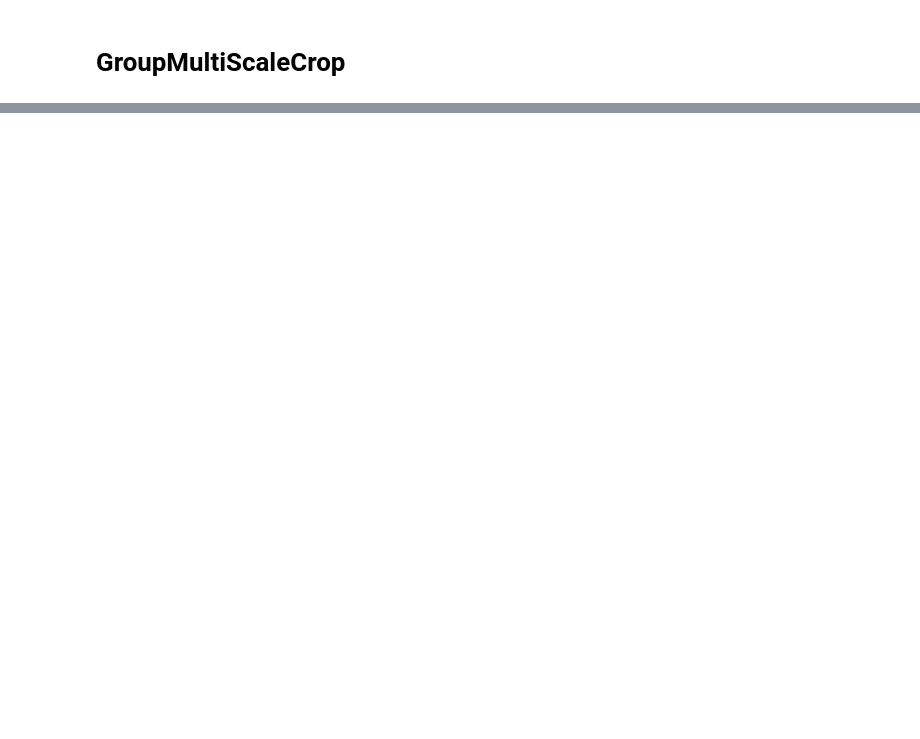
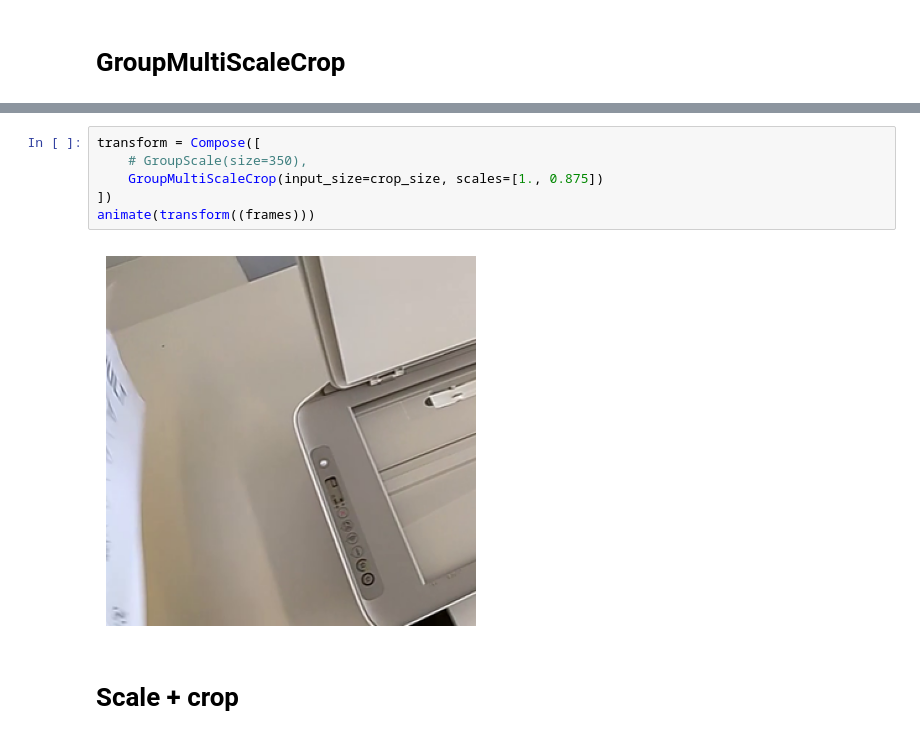
Before and after one commit to artmerinov/holoassist-challenge, a Jupyter notebook: notebooks/augmentation.ipynb, the cells around one changed output, grey strips where cells are left out. Cells and saved outputs as stored; diff of their text form; blank space fills up the shorter version.

```diff
--- a/notebooks/augmentation.ipynb
+++ b/notebooks/augmentation.ipynb
@@ -228,0 +214,10 @@ animate(transform((frames)))
+# %%
+transform = Compose([
+    # GroupScale(size=350),
+    GroupMultiScaleCrop(input_size=crop_size, scales=[1., 0.875])
+])
+animate(transform((frames)))
+# %% [output]
+[figure, added]
+# %% [markdown]
+# Scale + crop
```
Also changed, not shown: parts of 13 cells of this notebook, 9 other files.
